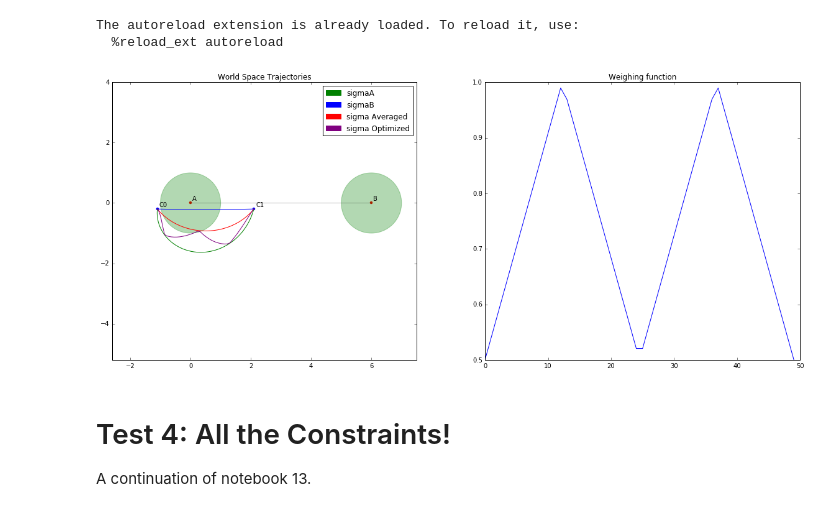
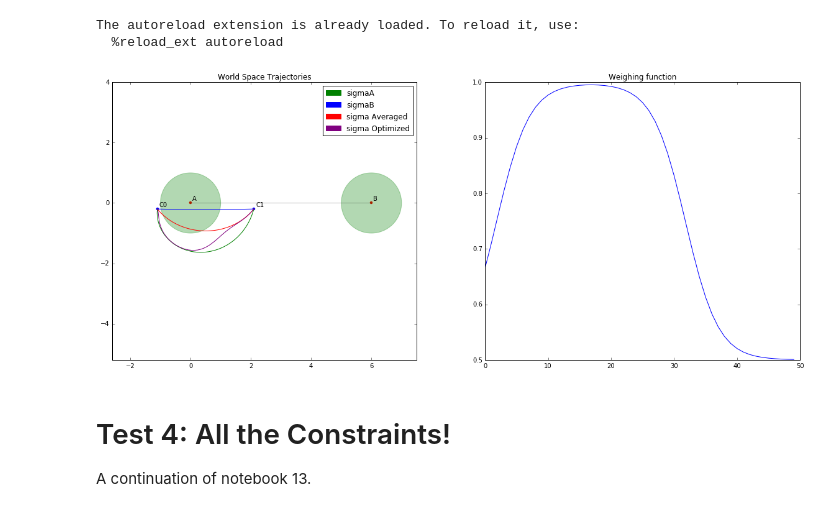
Before and after one commit to njoubert/spooky, a Jupyter notebook: experiments/ipython/15 - NJ - Optimizing all constraints and objectives of the blending function for two spherically interpolated trajectories.ipynb, the cells around one changed output. Drawn from its saved outputs; the diff is of its cells as text; code cells hidden in the pictures.

```diff
--- a/experiments/ipython/15 - NJ - Optimizing all constraints and objectives of the blending function for two spherically interpolated trajectories.ipynb
+++ b/experiments/ipython/15 - NJ - Optimizing all constraints and objectives of the blending function for two spherically interpolated trajectories.ipynb
@@ -243,30 +244,39 @@ The autoreload extension is already loaded. To reload it, use:
 # %%
 min_dist = 1                    # let's set a minimum distance of 1m
 personA  = np.array([0,0,0])     # person A position
 personB  = np.array([6,0,0])     # person B position
 C0 = np.array([-1.1,-0.2,0])  # Starting camera position is *outside* of PA_1
 C1 = np.array([2.1,-0.2,0])    # Ending camera position
 
 
 sigmaA = None
 sigmaB = None
 
 def blendOptimizer_silly_extractor(u, sigma_i, sigma_j, i, j, d1, d2):
     global sigmaA
     global sigmaB
 
     sigmaA = sigma_i
     sigmaB = sigma_j
 
-    f = interpolate.interp1d([0,0.25,0.5,0.75,1],[0.5,1,0.5,1,0.5])
-    blend = f(u)
-    sigmaBlended = (blend*sigma_i + (1-blend)*sigma_j)
+    scale = 6
+
+    def silly_map(sigmas):
+        sigmaiu = sigmas[0:3]
+        sigmaju = sigmas[3:6]
+
+        w1 = expit(-scale*(la.norm(sigmaju - i) - min_dist))/2 + 0.5 #weight one goes from 1 to 0.5
+        w2 = expit(scale*(la.norm(sigmaiu - j) - min_dist))
+        return w1*w2
+
+    blend = np.apply_along_axis(silly_map, axis=1, arr=np.c_[sigma_i, sigma_j])
+    sigmaBlended = (blend[:,np.newaxis]*sigma_i + (1-blend[:,np.newaxis])*sigma_j)
 
     return (blend, sigmaBlended)
 
 create_blended_trajectory(personA, personB, C0, C1, min_dist,blendOptimizer_silly_extractor)
 # %% [output]
-[figure, old version]
+[figure, new version]
 # %% [markdown]
 # Test 4: All the Constraints!
 
```
Also changed, not shown: parts of 9 cells of this notebook, 6 other files.
